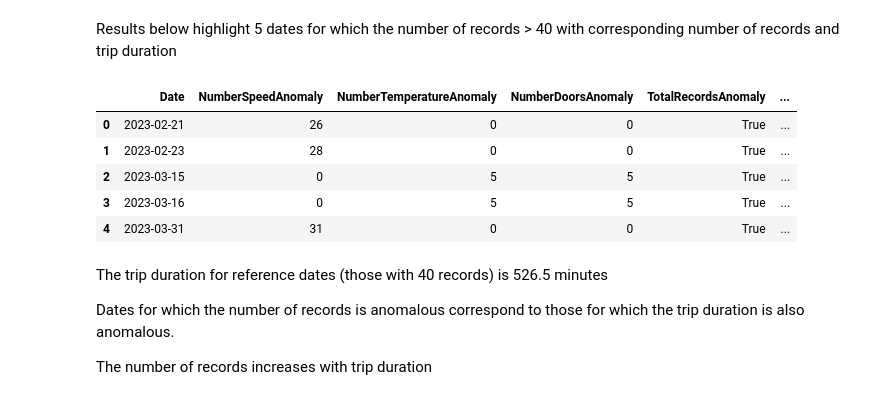
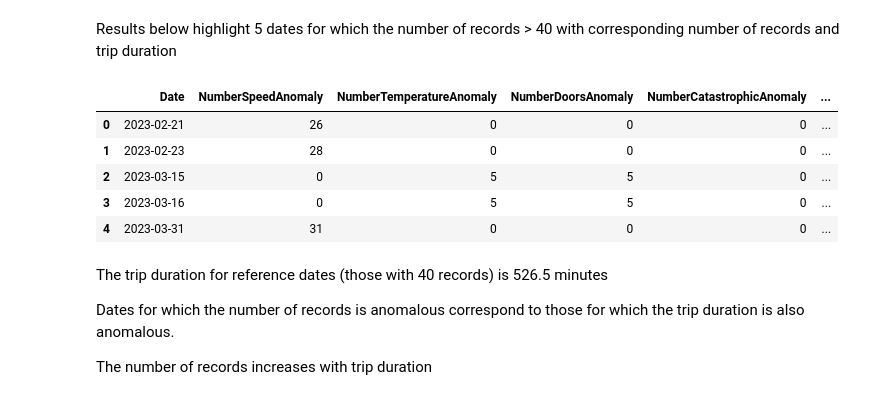
Before and after one commit to nhra/transportico, a Jupyter notebook: notebooks/notebook.ipynb, the cells around one changed output. Cells and saved outputs as stored; diff of their text form; code cells hidden in the pictures.

```diff
--- a/notebooks/notebook.ipynb
+++ b/notebooks/notebook.ipynb
@@ -681,7 +726,7 @@ def aggregate_rule_anomalies(data: pd.DataFrame) -> pd.DataFrame:
     """
     return(
         data.copy()
-        .groupby(["Date"])[["SpeedAnomaly", "TemperatureAnomaly", "DoorsAnomaly"]]
+        .groupby(["Date"])[["SpeedAnomaly", "TemperatureAnomaly", "DoorsAnomaly", "CatastrophicAnomaly"]]
         .agg(["sum"])
         .droplevel(1, axis=1)
         .reset_index()
@@ -689,7 +734,16 @@ def aggregate_rule_anomalies(data: pd.DataFrame) -> pd.DataFrame:
             columns={
                 "SpeedAnomaly": "NumberSpeedAnomaly",
                 "TemperatureAnomaly": "NumberTemperatureAnomaly",
-                "DoorsAnomaly": "NumberDoorsAnomaly"
+                "DoorsAnomaly": "NumberDoorsAnomaly",
+                "CatastrophicAnomaly": "NumberCatastrophicAnomaly"
+            }
+        )
+        .astype(
+            {
+                "NumberSpeedAnomaly": "int",
+                "NumberTemperatureAnomaly": "int",
+                "NumberDoorsAnomaly": "int",
+                "NumberCatastrophicAnomaly": "int"
             }
         )
     )
@@ -749,6 +803,7 @@ Results below highlight 5 dates for which the number of records > 40 with corres
         coordinates={"LatitudeDeparture": 12.67214, "LongitudeDeparture": 108.06884, "LatitudeArrival": 10.38960, "LongitudeArrival": 107.08450},
         tolerance=0.000005
     )
+    .pipe(check_catastrophic_anomaly)
     .pipe(aggregate_rule_anomalies)
     .pipe(
         check_number_of_record_anomaly,
@@ -759,39 +814,39 @@ Results below highlight 5 dates for which the number of records > 40 with corres
         prepare_data(pd.read_csv("../data/scenarios.csv"))
         .groupby(["Date"])["ID"]
         .agg(["count"]),
         on="Date",
         how="left"
     )
     .rename(
         columns={
         "count": "TotalRecords"
         }
     )
     .merge(
         prepare_data(pd.read_csv("../data/scenarios.csv"))
         .groupby(["Date"])[["Datetime"]]
         .agg(["first", "last"])
         .droplevel(0, axis=1)
         .assign(
             **{
                 "TripDuration": lambda df_: (df_["last"] - df_["first"]).dt.total_seconds() / 60
             }
         ),
         on="Date",
         how="left"
     )
     # .query("`duration` != 526.5")
     .drop(
         ["first", "last"], axis=1
     )
 )
 # %% [output]
-|  | Date | NumberSpeedAnomaly | NumberTemperatureAnomaly | NumberDoorsAnomaly | TotalRecordsAnomaly | ... |
-| 0 | 2023-02-21 | 26 | 0 | 0 | True | ... |
-| 1 | 2023-02-23 | 28 | 0 | 0 | True | ... |
-| 2 | 2023-03-15 | 0 | 5 | 5 | True | ... |
-| 3 | 2023-03-16 | 0 | 5 | 5 | True | ... |
-| 4 | 2023-03-31 | 31 | 0 | 0 | True | ... |
+|  | Date | NumberSpeedAnomaly | NumberTemperatureAnomaly | NumberDoorsAnomaly | NumberCatastrophicAnomaly | ... |
+| 0 | 2023-02-21 | 26 | 0 | 0 | 0 | ... |
+| 1 | 2023-02-23 | 28 | 0 | 0 | 0 | ... |
+| 2 | 2023-03-15 | 0 | 5 | 5 | 0 | ... |
+| 3 | 2023-03-16 | 0 | 5 | 5 | 0 | ... |
+| 4 | 2023-03-31 | 31 | 0 | 0 | 0 | ... |
 # %% [markdown]
 The trip duration for reference dates (those with 40 records) is 526.5 minutes
 
```
Also changed, not shown: parts of 30 cells of this notebook, 2 other files.
